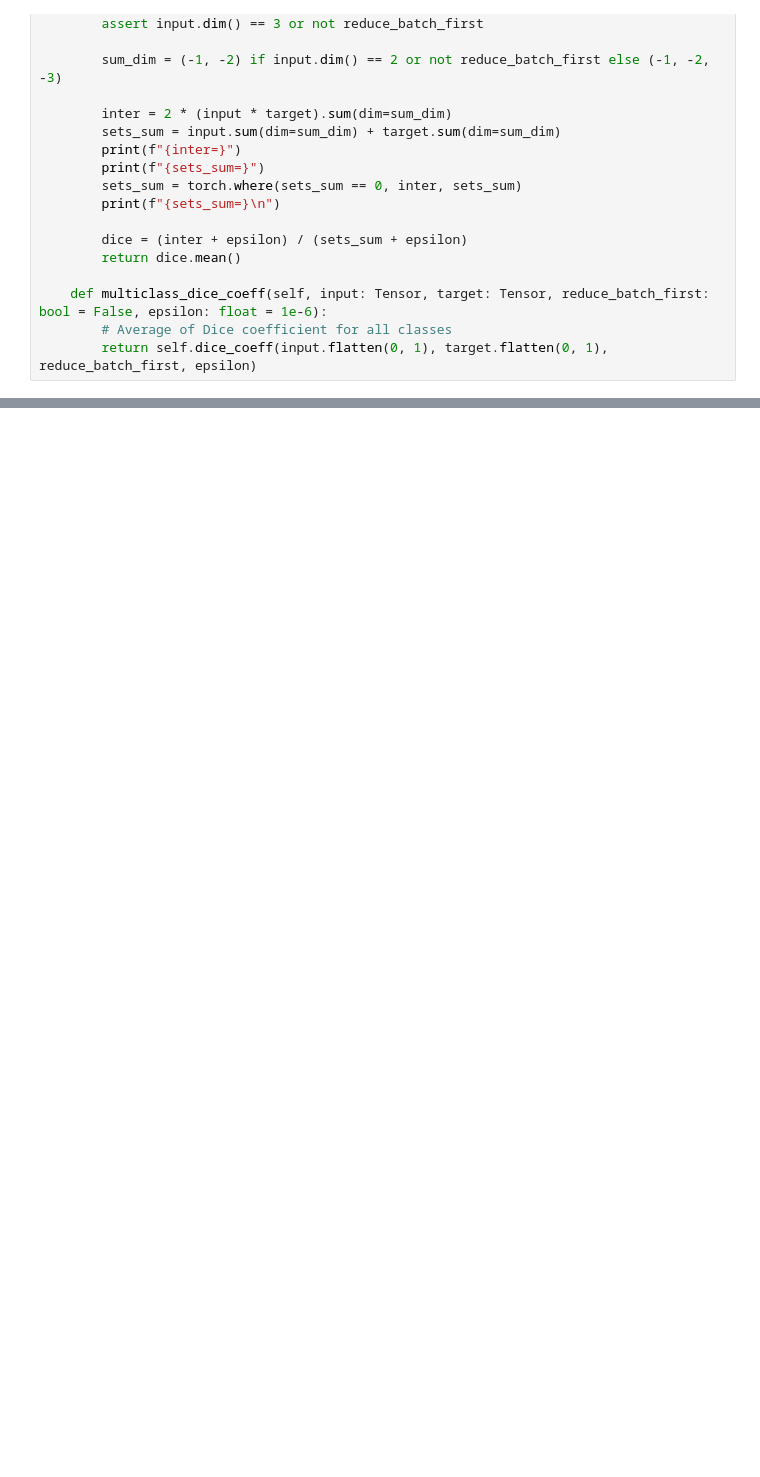
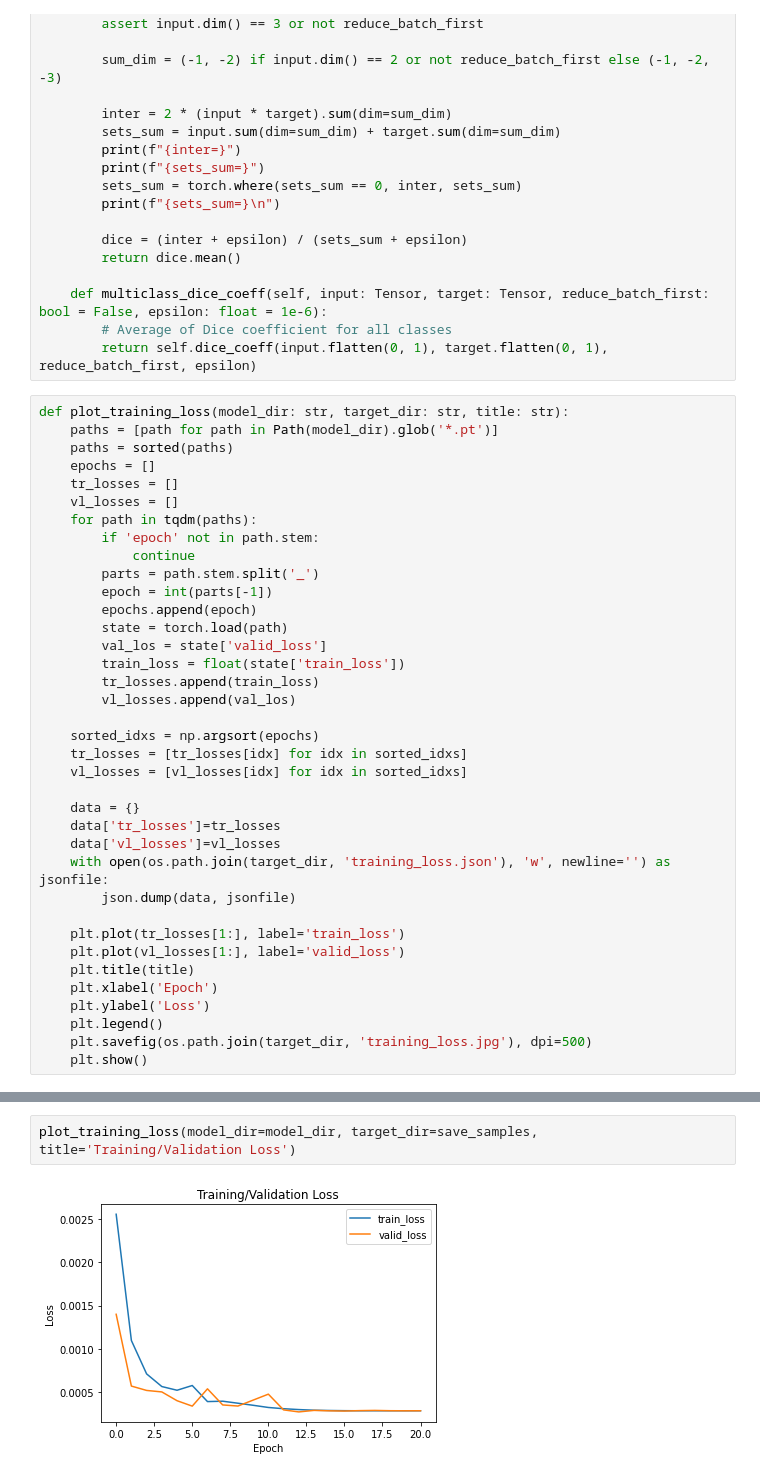
Before and after one commit to ohmygoose0410/2022-NYCU-AI-DL, a Jupyter notebook: A5/main.ipynb, the cells around one changed output, grey strips where cells are left out. Drawn from its saved outputs; the diff is of its cells as text; blank space fills up the shorter version.

```diff
--- a/A5/main.ipynb
+++ b/A5/main.ipynb
@@ -97,6 +147,43 @@ class DiceLoss(object):
     def multiclass_dice_coeff(self, input: Tensor, target: Tensor, reduce_batch_first: bool = False, epsilon: float = 1e-6):
         # Average of Dice coefficient for all classes
         return self.dice_coeff(input.flatten(0, 1), target.flatten(0, 1), reduce_batch_first, epsilon)
+# %%
+def plot_training_loss(model_dir: str, target_dir: str, title: str):
+    paths = [path for path in Path(model_dir).glob('*.pt')]
+    paths = sorted(paths)
+    epochs = []
+    tr_losses = []
+    vl_losses = []
+    for path in tqdm(paths):
+        if 'epoch' not in path.stem:
+            continue
+        parts = path.stem.split('_')
+        epoch = int(parts[-1])
+        epochs.append(epoch)
+        state = torch.load(path)
+        val_los = state['valid_loss']
+        train_loss = float(state['train_loss'])
+        tr_losses.append(train_loss)
+        vl_losses.append(val_los)
+
+    sorted_idxs = np.argsort(epochs)
+    tr_losses = [tr_losses[idx] for idx in sorted_idxs]
+    vl_losses = [vl_losses[idx] for idx in sorted_idxs]
+
+    data = {}
+    data['tr_losses']=tr_losses
+    data['vl_losses']=vl_losses
+    with open(os.path.join(target_dir, 'training_loss.json'), 'w', newline='') as jsonfile:
+        json.dump(data, jsonfile)
+
+    plt.plot(tr_losses[1:], label='train_loss')
+    plt.plot(vl_losses[1:], label='valid_loss')
+    plt.title(title)
+    plt.xlabel('Epoch')
+    plt.ylabel('Loss')
+    plt.legend()
+    plt.savefig(os.path.join(target_dir, 'training_loss.jpg'), dpi=500)
+    plt.show()
 # %%
 def GraphVisualization(dataset: MyDataset, model=None, col=5, target_dir: str="./"):
     rows = ['Images', 'Ground\nTruth\nMasks', 'Ground\nTruth\nFusions',
@@ -367,0 +561,4 @@ run.finish()
+# %%
+plot_training_loss(model_dir=model_dir, target_dir=save_samples, title='Training/Validation Loss')
+# %% [output]
+[figure, added]
```
Also changed, not shown: parts of 12 cells of this notebook.
